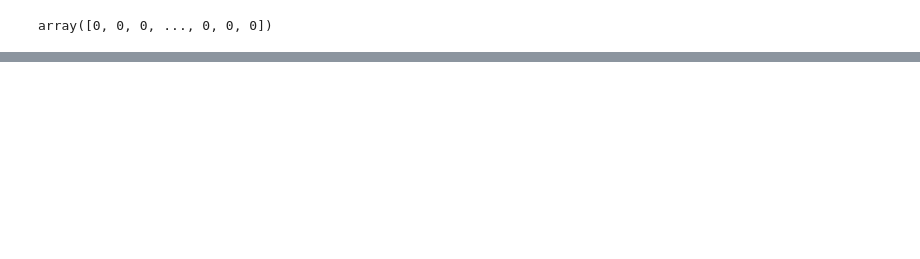
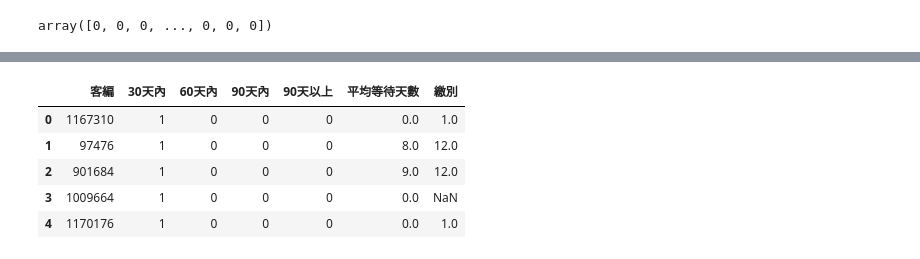
Before and after one commit to Kevinlo937/cord-cutting-predicated, a Jupyter notebook: topMSO_KNN.ipynb, the cells around one changed output, grey strips where cells are left out. Drawn from its saved outputs; the diff is of its cells as text; code cells hidden in the pictures; blank space fills up the shorter version.

```diff
--- a/topMSO_KNN.ipynb
+++ b/topMSO_KNN.ipynb
@@ -81,0 +165,11 @@ plt.show()
+# %%
+X_test = pd.read_csv('/content/ds_test_大屯2025Q1.csv', sep='^')
+# %%
+X_test.head()
+# %% [output]
+|  | 客編 | 30天內 | 60天內 | 90天內 | 90天以上 | 平均等待天數 | 繳別 |
+| 0 | 1167310 | 1 | 0 | 0 | 0 | 0.0 | 1.0 |
+| 1 | 97476 | 1 | 0 | 0 | 0 | 8.0 | 12.0 |
+| 2 | 901684 | 1 | 0 | 0 | 0 | 9.0 | 12.0 |
+| 3 | 1009664 | 1 | 0 | 0 | 0 | 0.0 | NaN |
+| 4 | 1170176 | 1 | 0 | 0 | 0 | 0.0 | 1.0 |
```
Also changed, not shown: parts of 20 cells of this notebook.
